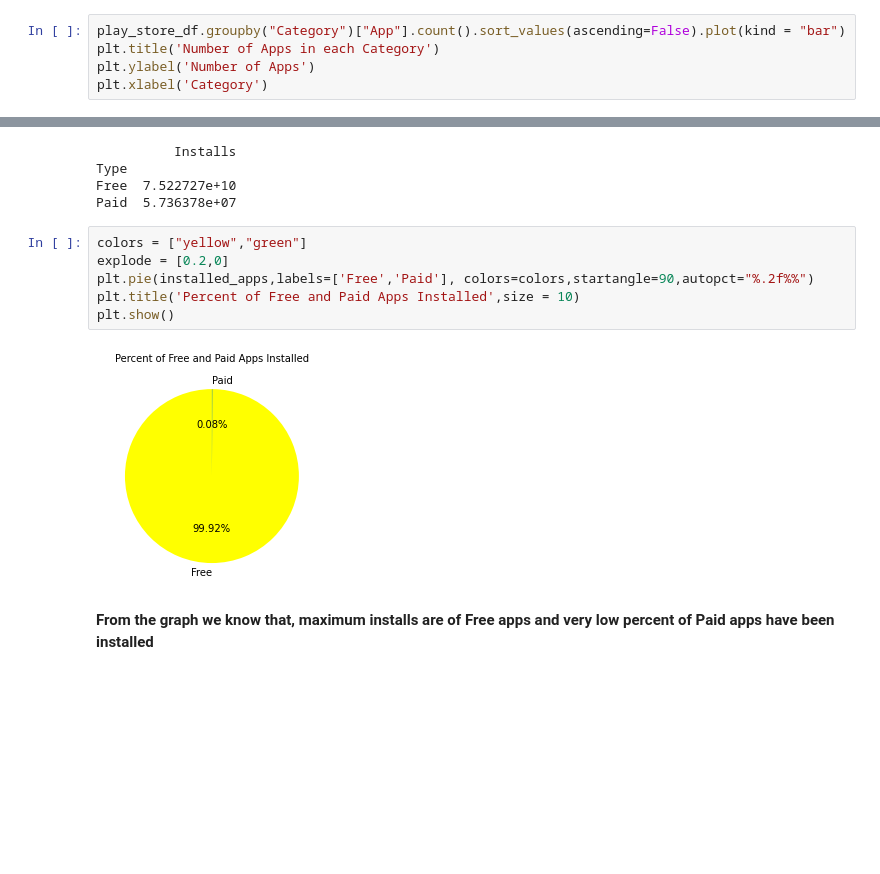
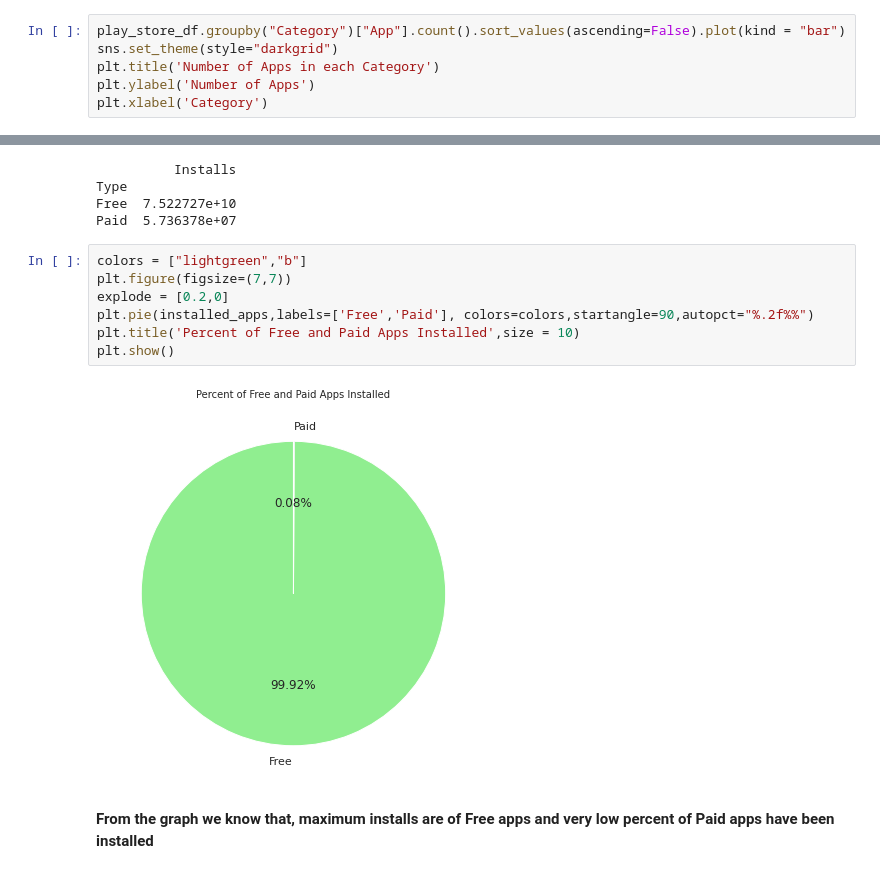
Before and after one commit to chandralakagwad/Playstore-App-Review-Analysis, a Jupyter notebook: Final_Play_Store_App_Analysis.ipynb, the cells around one changed output, grey strips where cells are left out. Drawn from its saved outputs; the diff is of its cells as text; blank space fills up the shorter version.

```diff
--- a/Final_Play_Store_App_Analysis.ipynb
+++ b/Final_Play_Store_App_Analysis.ipynb
@@ -356,6 +356,7 @@ memory usage: 1.0+ MB
 **1.To know number of apps in each category**
 # %%
 play_store_df.groupby("Category")["App"].count().sort_values(ascending=False).plot(kind = "bar")
+sns.set_theme(style="darkgrid")
 plt.title('Number of Apps in each Category')
 plt.ylabel('Number of Apps')
 plt.xlabel('Category')
@@ -473,13 +475,14 @@ Type
 Free  7.522727e+10
 Paid  5.736378e+07
 # %%
-colors = ["yellow","green"]
+colors = ["lightgreen","b"]
+plt.figure(figsize=(7,7))
 explode = [0.2,0]
 plt.pie(installed_apps,labels=['Free','Paid'], colors=colors,startangle=90,autopct="%.2f%%")
 plt.title('Percent of Free and Paid Apps Installed',size = 10)
 plt.show()
 # %% [output]
-[figure, old version]
+[figure, new version]
 # %% [markdown]
 **From the graph we know that, maximum installs are of Free apps and very low percent of Paid apps have been installed**
 # %% [markdown]
```
Also changed, not shown: parts of 21 cells of this notebook.
